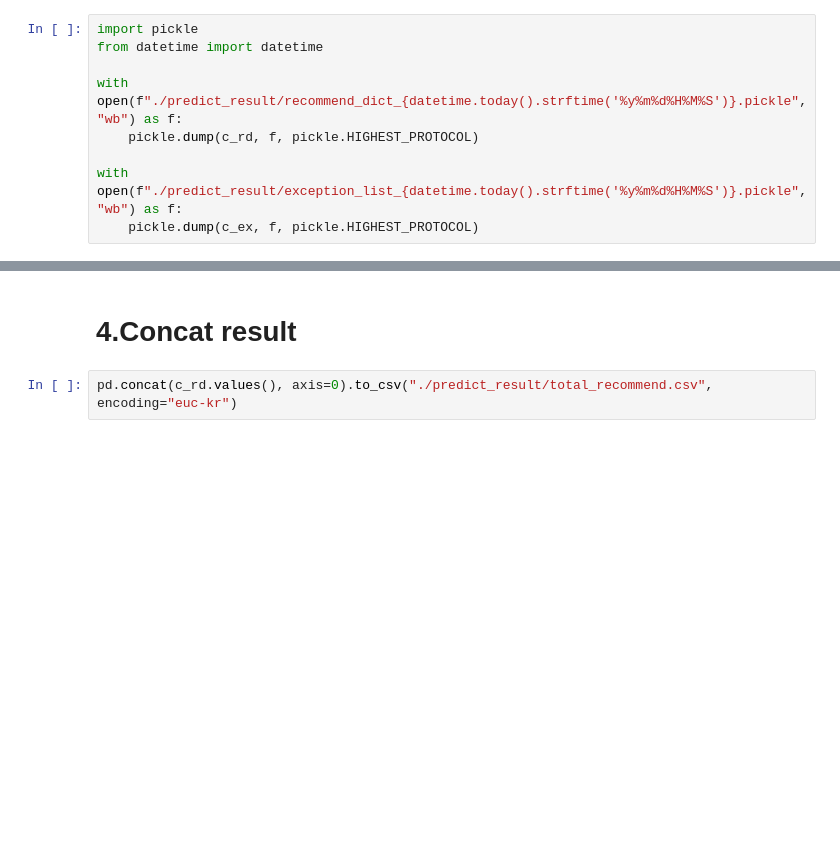
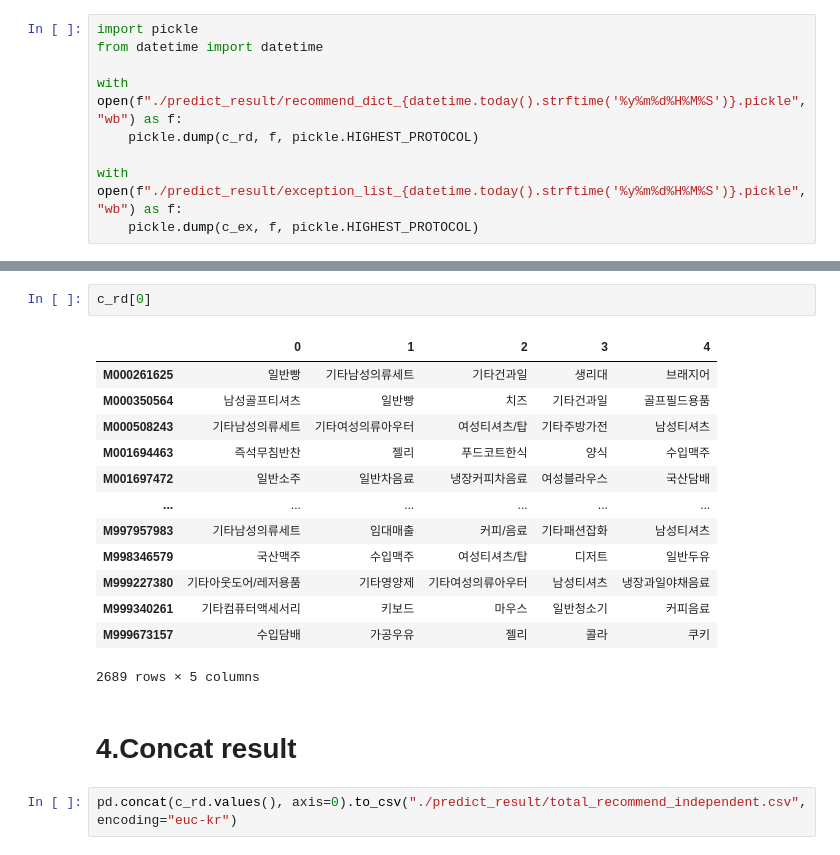
Before and after one commit to osy5882/Lpoint_competition, a Jupyter notebook: total_flow.ipynb, the cells around one changed output, grey strips where cells are left out. Drawn from its saved outputs; the diff is of its cells as text; blank space fills up the shorter version.

Commit message:
recommend independent scaling result

```diff
--- a/total_flow.ipynb
+++ b/total_flow.ipynb
@@ -595,4 +536,20 @@ c_rd[30]
+# %%
+c_rd[0]
+# %% [output]
+|  | 0 | 1 | 2 | 3 | 4 |
+| M000261625 | 일반빵 | 기타남성의류세트 | 기타건과일 | 생리대 | 브래지어 |
+| M000350564 | 남성골프티셔츠 | 일반빵 | 치즈 | 기타건과일 | 골프필드용품 |
+| M000508243 | 기타남성의류세트 | 기타여성의류아우터 | 여성티셔츠/탑 | 기타주방가전 | 남성티셔츠 |
+| M001694463 | 즉석무침반찬 | 젤리 | 푸드코트한식 | 양식 | 수입맥주 |
+| M001697472 | 일반소주 | 일반차음료 | 냉장커피차음료 | 여성블라우스 | 국산담배 |
+| ... | ... | ... | ... | ... | ... |
+| M997957983 | 기타남성의류세트 | 임대매출 | 커피/음료 | 기타패션잡화 | 남성티셔츠 |
+| M998346579 | 국산맥주 | 수입맥주 | 여성티셔츠/탑 | 디저트 | 일반두유 |
+| M999227380 | 기타아웃도어/레저용품 | 기타영양제 | 기타여성의류아우터 | 남성티셔츠 | 냉장과일야채음료 |
+| M999340261 | 기타컴퓨터액세서리 | 키보드 | 마우스 | 일반청소기 | 커피음료 |
+| M999673157 | 수입담배 | 가공우유 | 젤리 | 콜라 | 쿠키 |
+2689 rows × 5 columns
 # %% [markdown]
 # 4.Concat result
 # %%
-pd.concat(c_rd.values(), axis=0).to_csv("./predict_result/total_recommend.csv", encoding="euc-kr")
+pd.concat(c_rd.values(), axis=0).to_csv("./predict_result/total_recommend_independent.csv", encoding="euc-kr")
```
Also changed, not shown: parts of 6 cells of this notebook, 2 other files.
